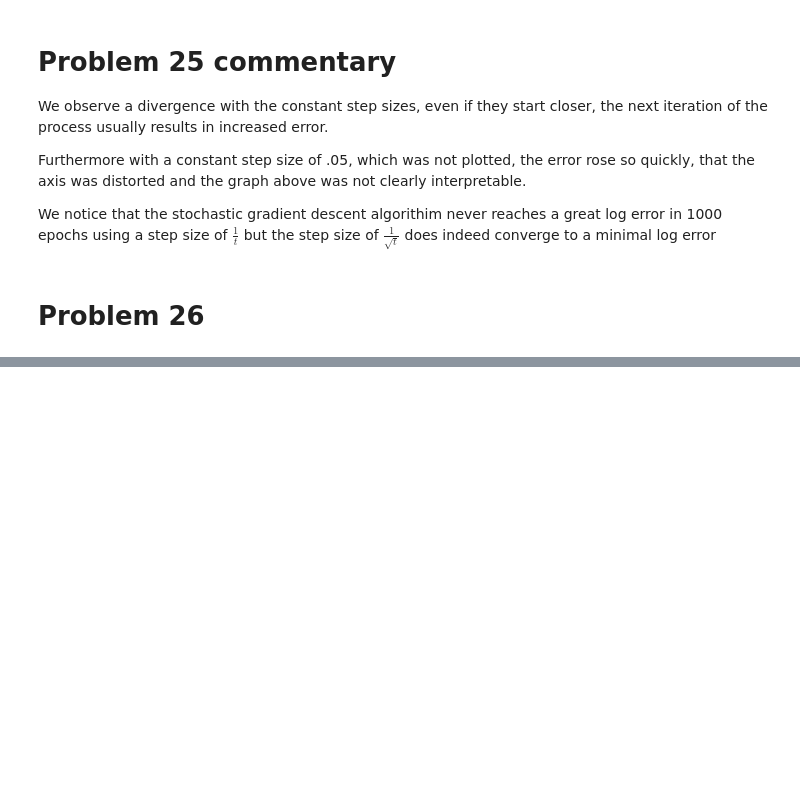
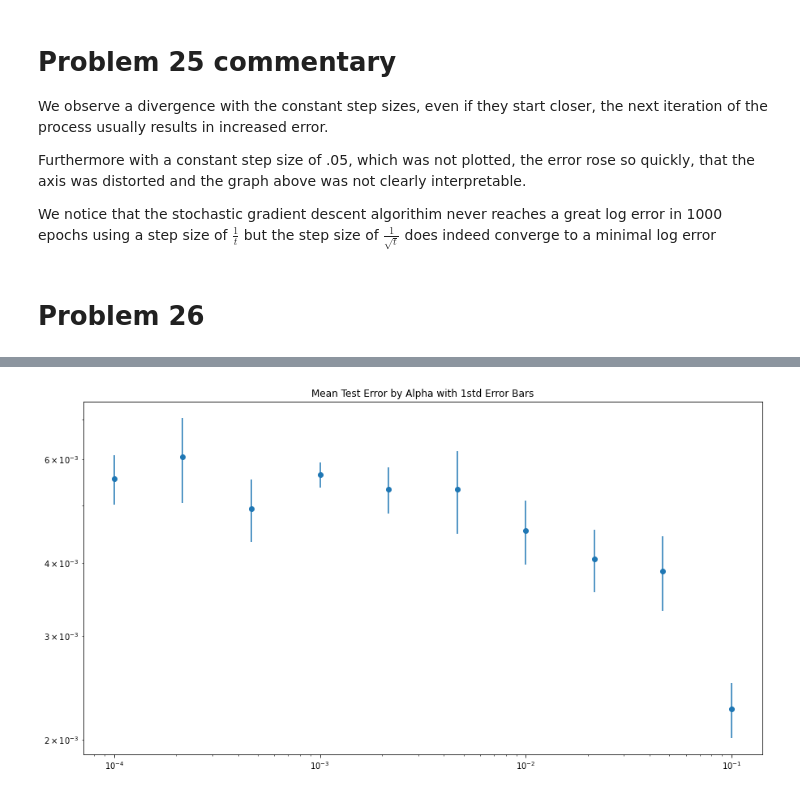
Before and after one commit to jgeorge313/Sem_2, a Jupyter notebook: DS_GA_1003/HW/hw2/skeleton_code.ipynb, the cells around one changed output, grey strips where cells are left out. Saved outputs shown, nothing was run; the diff lists cells and outputs as text; code cells hidden in the pictures; blank space fills up the shorter version.

```diff
--- a/DS_GA_1003/HW/hw2/skeleton_code.ipynb
+++ b/DS_GA_1003/HW/hw2/skeleton_code.ipynb
@@ -908,0 +1067,12 @@ $$ m = \sum_i^m y_i h_{\theta, b}(x_i))$$
+# %%
+def classification_error(classifier, X, y):
+
+    '''
+    Takes trained classifier and computes classification error
+    Since all values are 1 or -1, we can subtract and sum to get toal
+    number of misclassifications
+
+    X must be at least 2 rows, otherwise need to reshape
+    '''
+
+    return sum(abs(classifier.predict(X)-y))/(2*len(y))
@@ -908,0 +1115,17 @@ $$ m = \sum_i^m y_i h_{\theta, b}(x_i))$$
+# %%
+alpha_array = np.logspace(-4,-1, num =10)
+means, stds, coeffs = create_error_by_alpha (X_train, y_train, X_test, y_test,alpha_array,10)
+
+# for item in alpha_array:
+
+#     shortlist = [i-i+item for i in range(10)]
+#     x = x+ shortlist
+
+plt.figure(figsize = (15,8))
+plt.errorbar(alpha_array,means,yerr = stds, fmt = 'o')
+plt.yscale("log")
+plt.title("Mean Test Error by Alpha with 1std Error Bars")
+plt.xscale('log')
+plt.show()
+# %% [output]
+[figure, added]
```
Also changed, not shown: parts of 11 cells of this notebook.
